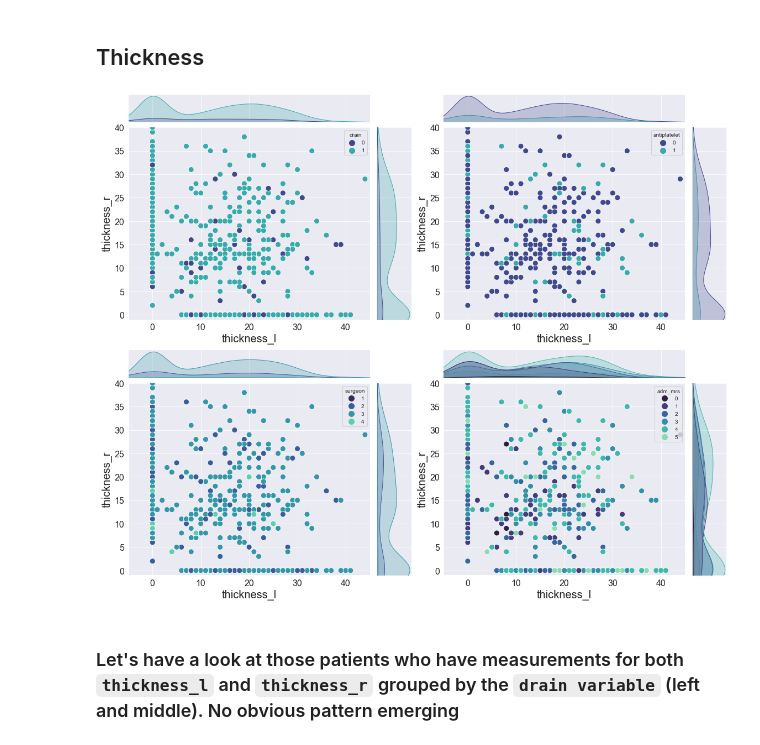
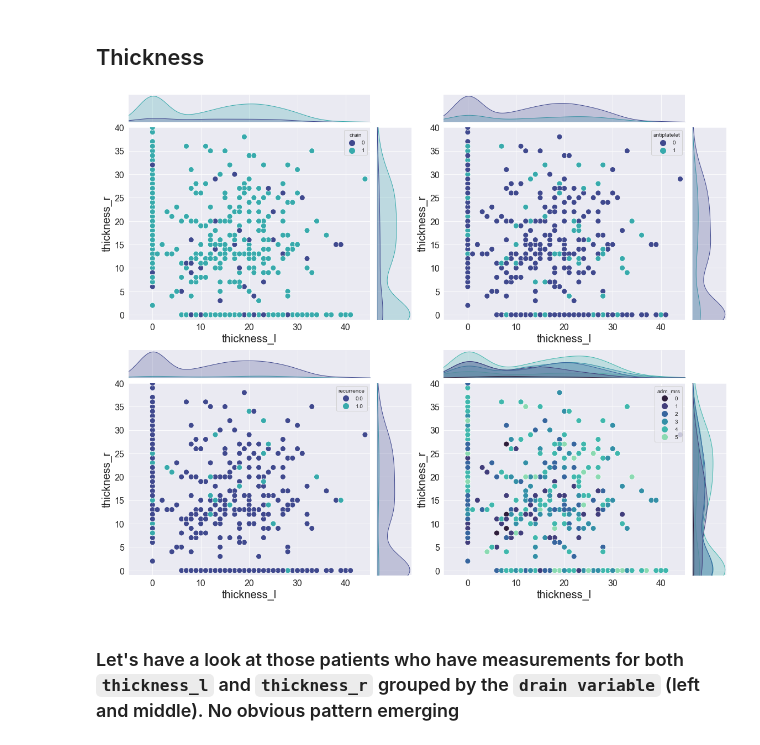
Before and after one commit to c-abbott/surviving-the-icu, a Jupyter notebook: notebooks/csdh_eda.ipynb, the cells around one changed output. Cells and saved outputs as stored; diff of their text form; code cells hidden in the pictures.

```diff
--- a/notebooks/csdh_eda.ipynb
+++ b/notebooks/csdh_eda.ipynb
@@ -347,38 +347,38 @@ g1 = sns.jointplot(data=csdh,
 g2 =  sns.jointplot(data=csdh,
                    x="thickness_l",
                    y="thickness_r",
-                   hue="surgeon",
+                   hue="recurrence",
                    xlim=(-5,45),
                    ylim=(-1, 40),
-                   height=10, palette=sns.color_palette("mako", 4))
+                   height=10, palette=sns.color_palette("mako", 2))
 
 g3 =  sns.jointplot(data=csdh,
                    x="thickness_l",
                    y="thickness_r",
                    hue="adm_mrs",
                    xlim=(-5,45),
                    ylim=(-1, 40),
                    height=10, palette=sns.color_palette("mako", len(csdh['adm_mrs'].unique())))
 
 # g3 = sns.lmplot(data=csdh_dag,
 #                 x="age",
 #                 y="thickness_cleaned",
 #                 hue='drain',
 #                 palette=sns.color_palette("mako", 2)
 #                )
 
 fig = plt.figure(figsize=(16,13))
 gs = gridspec.GridSpec(2, 2)
 
 mg0 = SeabornFig2Grid(g0, fig, gs[0])
 mg1 = SeabornFig2Grid(g1, fig, gs[1])
 mg2 = SeabornFig2Grid(g2, fig, gs[2])
 mg3 = SeabornFig2Grid(g3, fig, gs[3])
 
 gs.tight_layout(fig)
 plt.savefig('figs/thickness_w_0s')
 # %% [output]
-[figure, old version]
+[figure, new version]
 # %% [markdown]
 ### Let's have a look at those patients who have measurements for both `thickness_l` and `thickness_r` grouped by the `drain variable` (left and middle). No obvious pattern emerging
 # %% [markdown]
```
Also changed, not shown: parts of 42 cells of this notebook, 1 other file.
